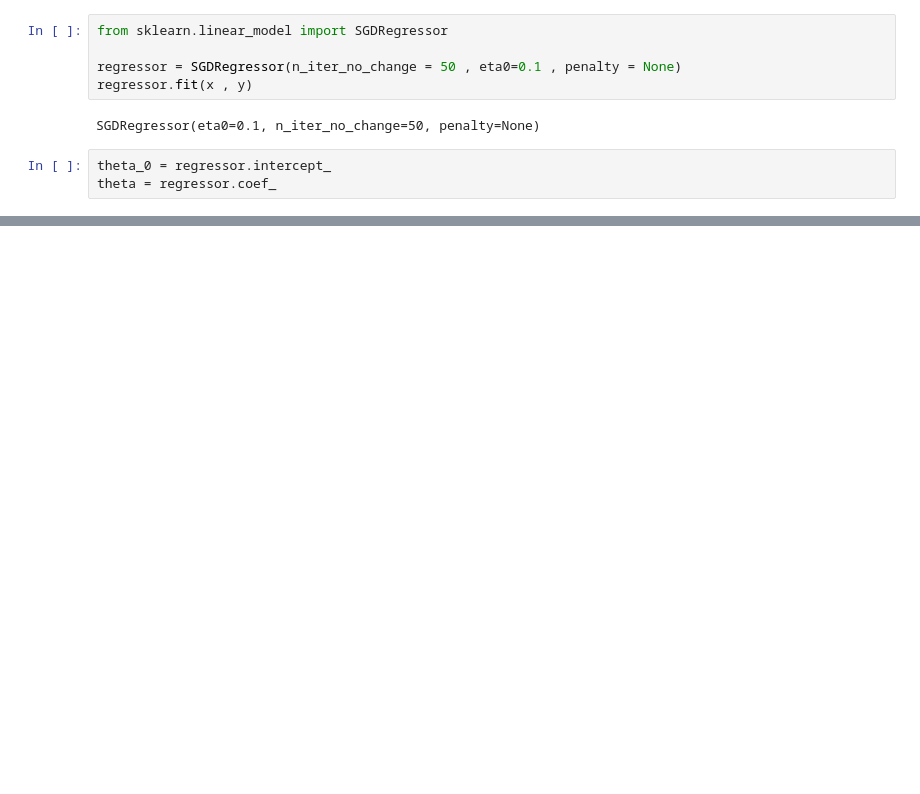
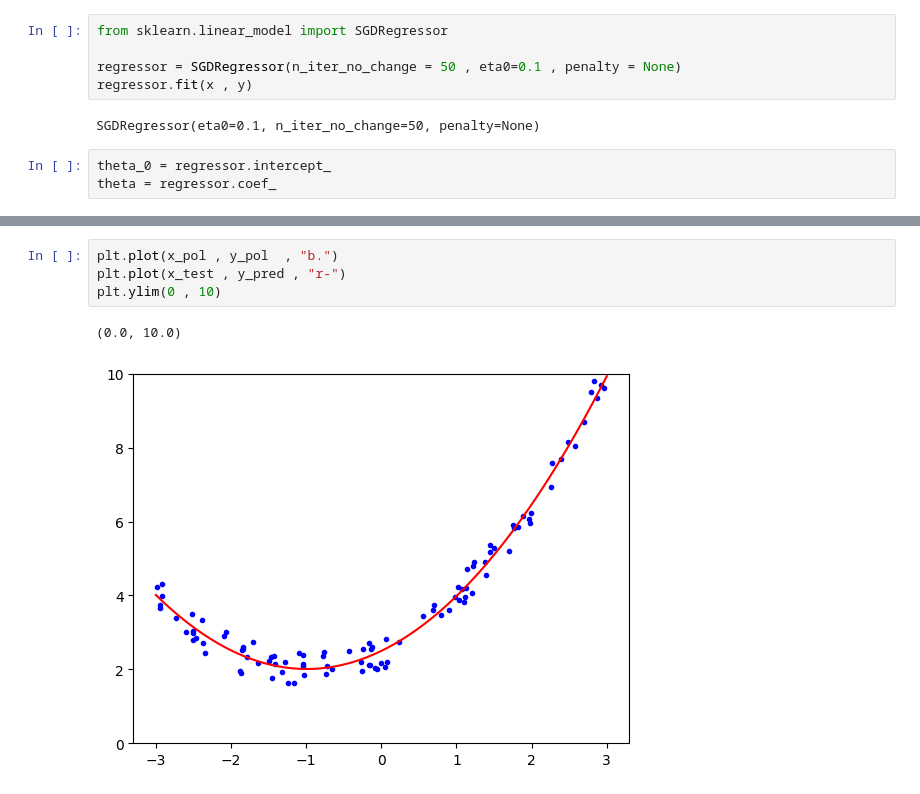
Before and after one commit to abjan90/Machine-learning, a Jupyter notebook: Trainig_models.ipynb, the cells around one changed output, grey strips where cells are left out. Saved outputs shown, nothing was run; the diff lists cells and outputs as text; blank space fills up the shorter version.

```diff
--- a/Trainig_models.ipynb
+++ b/Trainig_models.ipynb
@@ -110,0 +142,7 @@ theta = regressor.coef_
+# %%
+plt.plot(x_pol , y_pol  , "b.")
+plt.plot(x_test , y_pred , "r-")
+plt.ylim(0 , 10)
+# %% [output]
+(0.0, 10.0)
+[figure, added]
```
Also changed, not shown: parts of 13 cells of this notebook.
